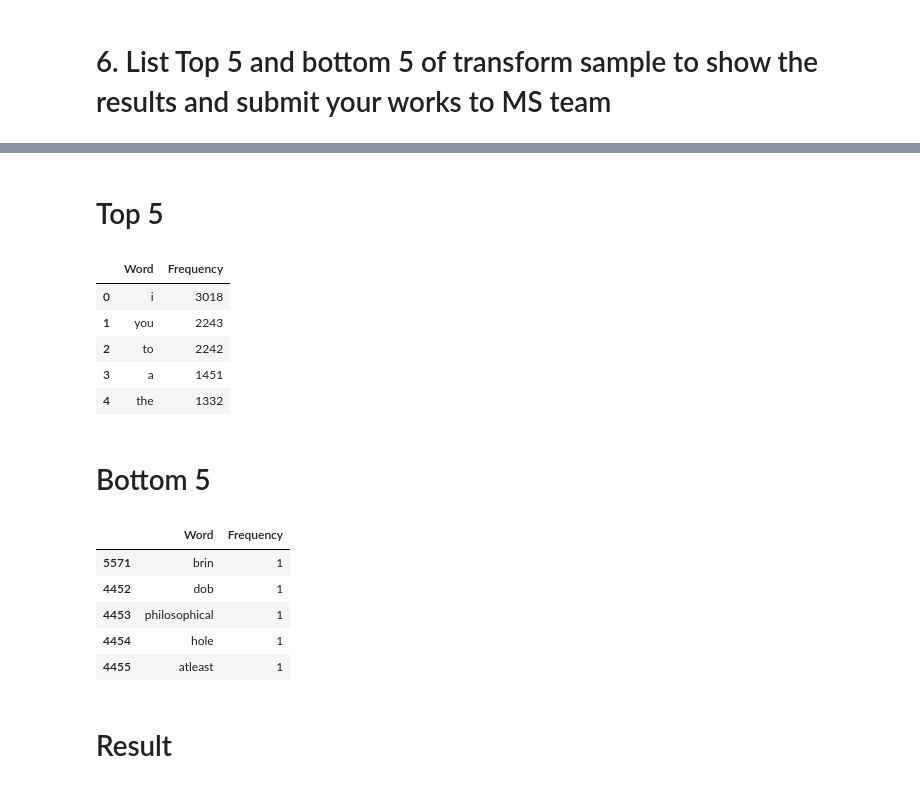
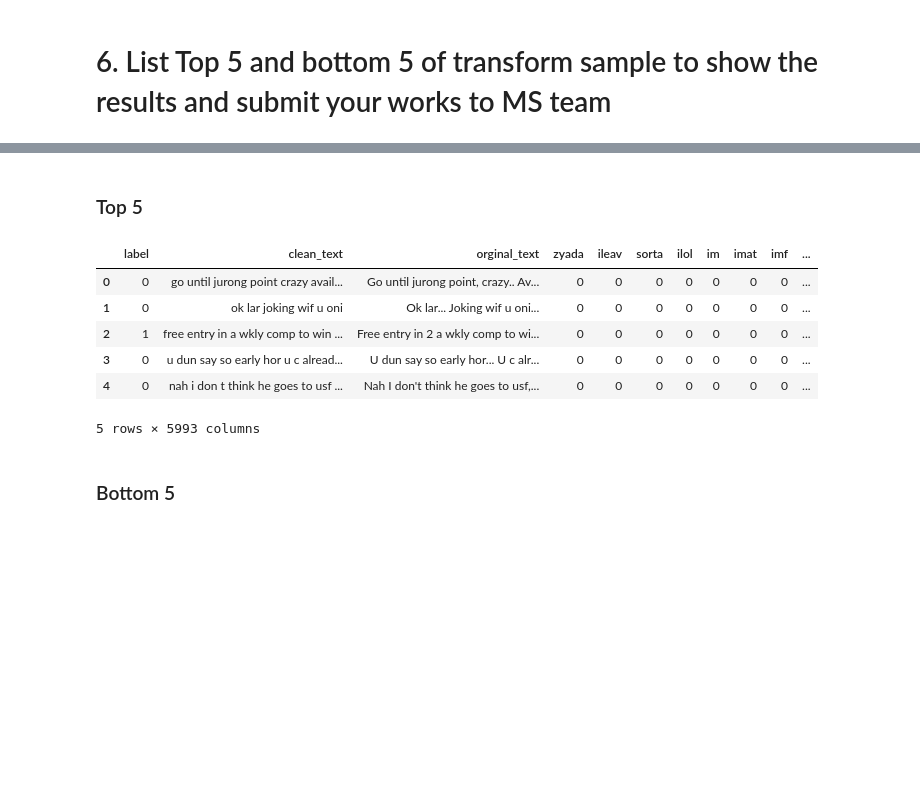
Before and after one commit to DeitYzS/NLP-Workshop-2, a Jupyter notebook: main.ipynb, the cells around one changed output, grey strips where cells are left out. Saved outputs shown, nothing was run; the diff lists cells and outputs as text; code cells hidden in the pictures; blank space fills up the shorter version.

```diff
--- a/main.ipynb
+++ b/main.ipynb
@@ -169,0 +142,5 @@ rslt
+# %%
+result = pd.concat([cleaned_description, X_df[X_df.sum().sort_values()[:].index].iloc[:]], axis=1)
+result.drop(["length"], axis=1, inplace=True)
+result["length"] = result["clean_text"].apply(lambda x: len(x))
+result
@@ -170,25 +161,14 @@ rslt
 # %% [markdown]
-# Top 5
+<h3>Top 5</h3>
 # %%
-rslt.head(5)
+result.head(5)
 # %% [output]
-|  | Word | Frequency |
-| 0 | i | 3018 |
-| 1 | you | 2243 |
-| 2 | to | 2242 |
-| 3 | a | 1451 |
-| 4 | the | 1332 |
+|  | label | clean_text | orginal_text | zyada | ileav | sorta | ilol | im | imat | imf | ... |
+| 0 | 0 | go until jurong point crazy avail... | Go until jurong point, crazy.. Av... | 0 | 0 | 0 | 0 | 0 | 0 | 0 | ... |
+| 1 | 0 | ok lar joking wif u oni | Ok lar... Joking wif u oni... | 0 | 0 | 0 | 0 | 0 | 0 | 0 | ... |
+| 2 | 1 | free entry in a wkly comp to win ... | Free entry in 2 a wkly comp to wi... | 0 | 0 | 0 | 0 | 0 | 0 | 0 | ... |
+| 3 | 0 | u dun say so early hor u c alread... | U dun say so early hor... U c alr... | 0 | 0 | 0 | 0 | 0 | 0 | 0 | ... |
+| 4 | 0 | nah i don t think he goes to usf ... | Nah I don't think he goes to usf,... | 0 | 0 | 0 | 0 | 0 | 0 | 0 | ... |
+5 rows × 5993 columns
 # %% [markdown]
-# Bottom 5
+<h3>Bottom 5<h3>
-# %%
-rslt.sort_values(by=['Frequency'], inplace=True, ascending=True)
-rslt.head(5)
-# %% [output]
-|  | Word | Frequency |
-| 5571 | brin | 1 |
-| 4452 | dob | 1 |
-| 4453 | philosophical | 1 |
-| 4454 | hole | 1 |
-| 4455 | atleast | 1 |
-# %% [markdown]
-# Result
```
Also changed, not shown: parts of 5 cells of this notebook.
